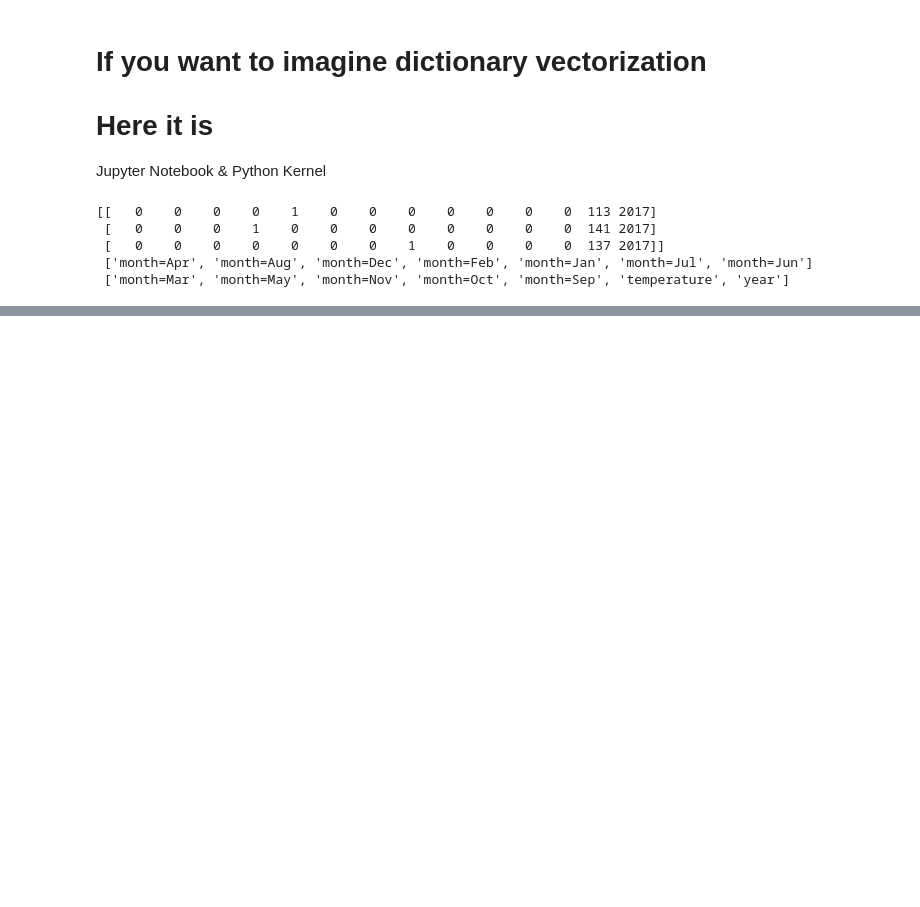
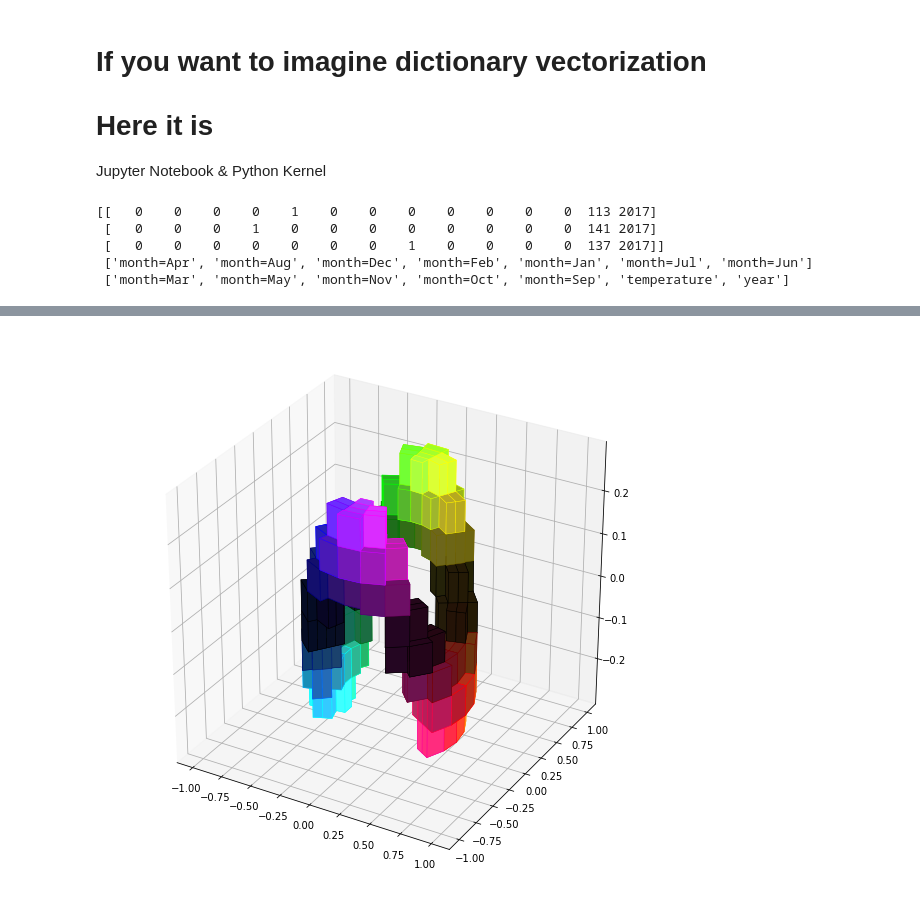
Before and after one commit to OlgaBelitskaya/instagram, a Jupyter notebook: instagram_python2.ipynb, the cells around one changed output, grey strips where cells are left out. Saved outputs shown, nothing was run; the diff lists cells and outputs as text; code cells hidden in the pictures; blank space fills up the shorter version.

```diff
--- a/instagram_python2.ipynb
+++ b/instagram_python2.ipynb
@@ -111,0 +116,19 @@ print(temperature_features[:3],'\n', DV.get_feature_names()[:7],'\n',DV.get_feat
+# %%
+import numpy,pylab,matplotlib.colors; from mpl_toolkits.mplot3d import Axes3D
+r,theta,z = numpy.mgrid[0:1:15j,0:2*numpy.pi:24j,-0.5:0.5:15j]
+x,y = r*numpy.cos(theta),r*numpy.sin(theta)
+def mid(t):
+    c = ()
+    for i in range(t.ndim):
+        t = (t[c+numpy.index_exp[:-1]]+t[c+numpy.index_exp[1:]])/2.0
+        c += numpy.index_exp[:]
+    return t
+mr,mtheta,mz = mid(r),mid(theta),mid(z);
+form = (mr-0.5)**2+(mz+0.2*numpy.cos(mtheta*2))**2<0.12**2
+hsv = numpy.zeros(form.shape+(3,))
+hsv[...,0],hsv[...,1],hsv[...,2] = mtheta/(2*numpy.pi),mr**0.3,numpy.abs(mz*4)
+rgb = matplotlib.colors.hsv_to_rgb(hsv)
+f = pylab.figure(figsize=(10,10)); ax = f.gca(projection='3d'); ax.set_zlim(-0.3,0.3)
+ax.voxels(x,y,z,form,facecolors=rgb,edgecolors=numpy.clip(2*rgb-0.4,0,1),linewidth=0.5);
+# %% [output]
+[figure, added]
```
Also changed, not shown: parts of 1 cell of this notebook.
